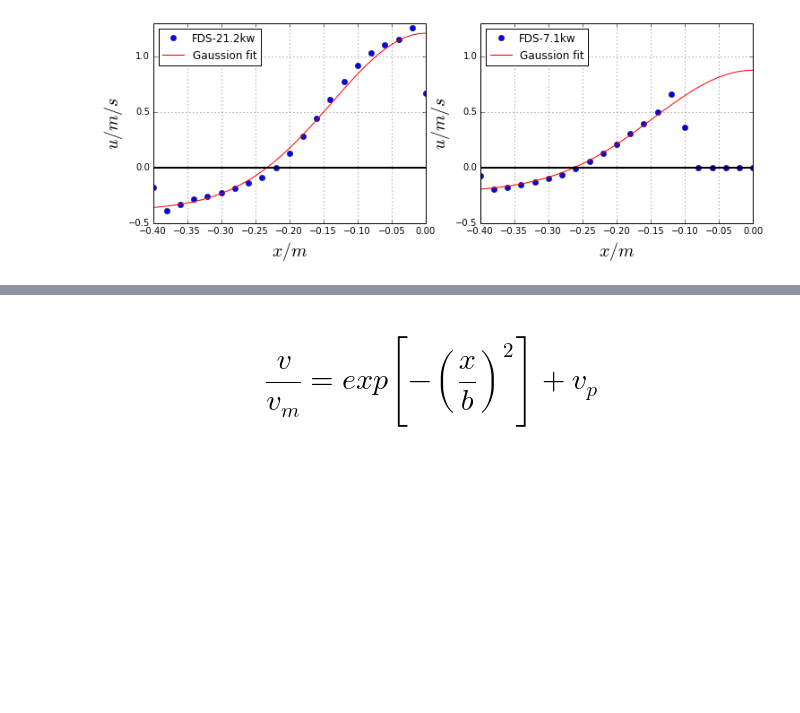
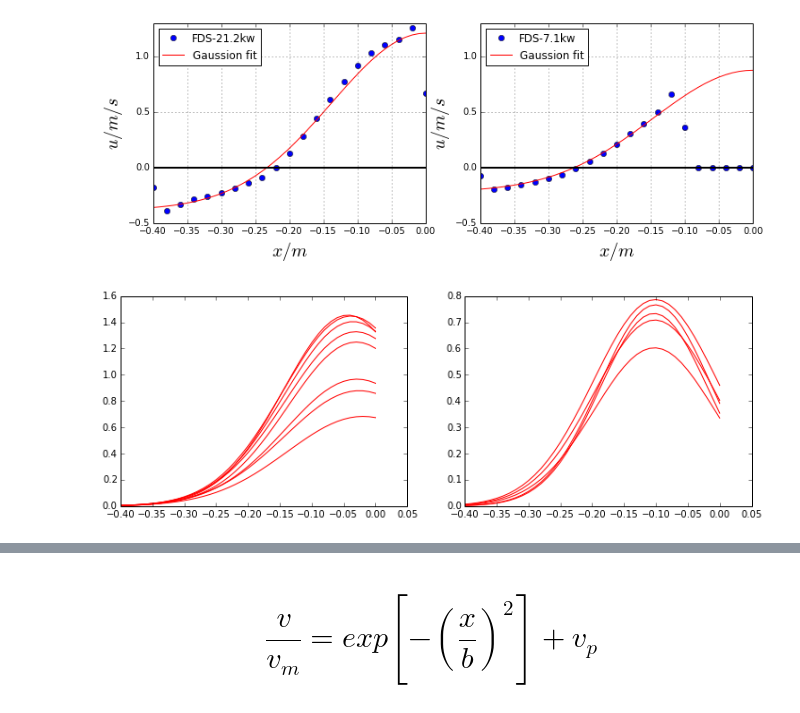
Before and after one commit to cooperhe/2D_CVC, a Jupyter notebook: vent_flow_profile_plume_cal.ipynb, the cells around one changed output, grey strips where cells are left out. Cells and saved outputs as stored; diff of their text form; code cells hidden in the pictures; blank space fills up the shorter version.

```diff
--- a/vent_flow_profile_plume_cal.ipynb
+++ b/vent_flow_profile_plume_cal.ipynb
@@ -141,3 +141,30 @@ p1,p2
 (array([ 1.59148763,  0.19505752, -0.38336408]),
  array([ 1.09529537,  0.20682925, -0.22062356]))
 [figure]
+# %%
+from scipy.optimize import curve_fit
+def func(x, vm, b,x0,vin):
+    return vm*exp(-((x-x0)/b)**2)+vin
+
+para = [curve_fit(func, X, numpy.mean(Vmat40[i]['TT1'], axis=0),p0=[1.5,0.2,0,-0.2]) for i in range(8)]
+p = [para[i][0] for i in range(8)]
+X = np.linspace(-0.4, 0.,41)
+Qf=array([2700,2250,1800,1350,900,450,300,150])*21.2/2700
+
+X1 = np.linspace(-0.4, -0.1,31)
+para2 =[curve_fit(func, X1, np.delete(numpy.mean(Vmat30[i]['TT1'], axis=0), range(31,42)),p0=[1.5,0.2,0,-0.2]) for i in range(5)]
+p2 = [para2[i][0] for i in range(5)]
+
+
+
+fig = plt.figure(figsize=(12,4))
+
+subplot(1,2,1)
+for i in range(8):
+    plot(X,func(X,p[i][0],p[i][1],p[i][2],0),'-r')
+
+subplot(1,2,2)
+for i in range(5):
+    plot(X,func(X,p2[i][0],p2[i][1],p2[i][2],0),'-r')
+# %% [output]
+[figure, added]
```
Also changed, not shown: parts of 4 cells of this notebook, 5 other files.
